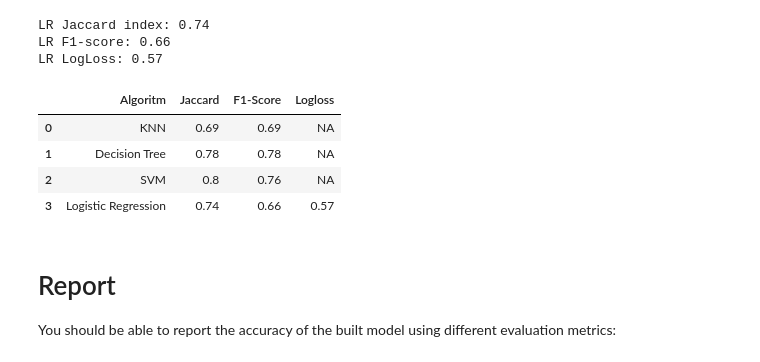
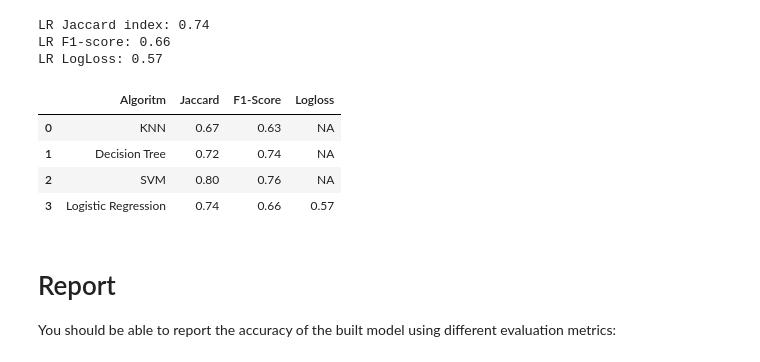
Before and after one commit to sathyarajselvaganeshan/Coursera-ML, a Jupyter notebook: Machine Learning _Final_Assesment.ipynb, the cells around one changed output. Drawn from its saved outputs; the diff is of its cells as text; code cells hidden in the pictures.

```diff
--- a/Machine Learning _Final_Assesment.ipynb
+++ b/Machine Learning _Final_Assesment.ipynb
@@ -615,14 +636,13 @@ LR Jaccard index: 0.74
 LR F1-score: 0.66
 LR LogLoss: 0.57
 # %%
-df_result = pd.DataFrame(columns = ["Algoritm", "Jaccard", "F1-Score", "Logloss"], data = [["KNN", "0.69","0.69", "NA" ], ["Decision Tree", "0.78", "0.78", "NA"], ["SVM", "0.8", "0.76", "NA"], ["Logistic Regression", "0.74","0.66","0.57"]])
-
+df_result = pd.DataFrame(columns = ["Algoritm", "Jaccard", "F1-Score", "Logloss"], data = [["KNN", "0.67","0.63", "NA" ], ["Decision Tree", "0.72", "0.74", "NA"], ["SVM", "0.80", "0.76", "NA"], ["Logistic Regression", "0.74","0.66","0.57"]])
 df_result
 # %% [output]
 |  | Algoritm | Jaccard | F1-Score | Logloss |
-| 0 | KNN | 0.69 | 0.69 | NA |
-| 1 | Decision Tree | 0.78 | 0.78 | NA |
-| 2 | SVM | 0.8 | 0.76 | NA |
+| 0 | KNN | 0.67 | 0.63 | NA |
+| 1 | Decision Tree | 0.72 | 0.74 | NA |
+| 2 | SVM | 0.80 | 0.76 | NA |
 | 3 | Logistic Regression | 0.74 | 0.66 | 0.57 |
 # %% [markdown]
 # Report
```
Also changed, not shown: parts of 13 cells of this notebook.
